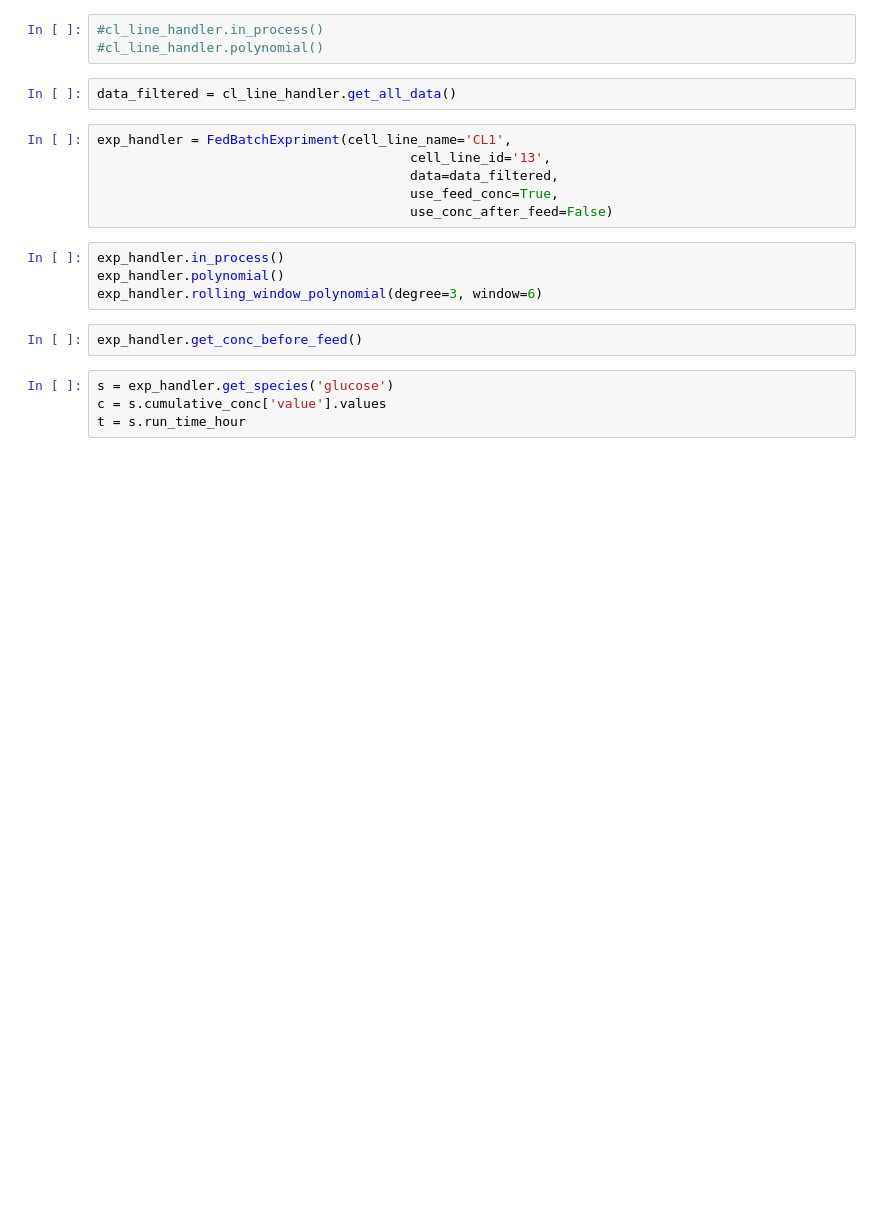
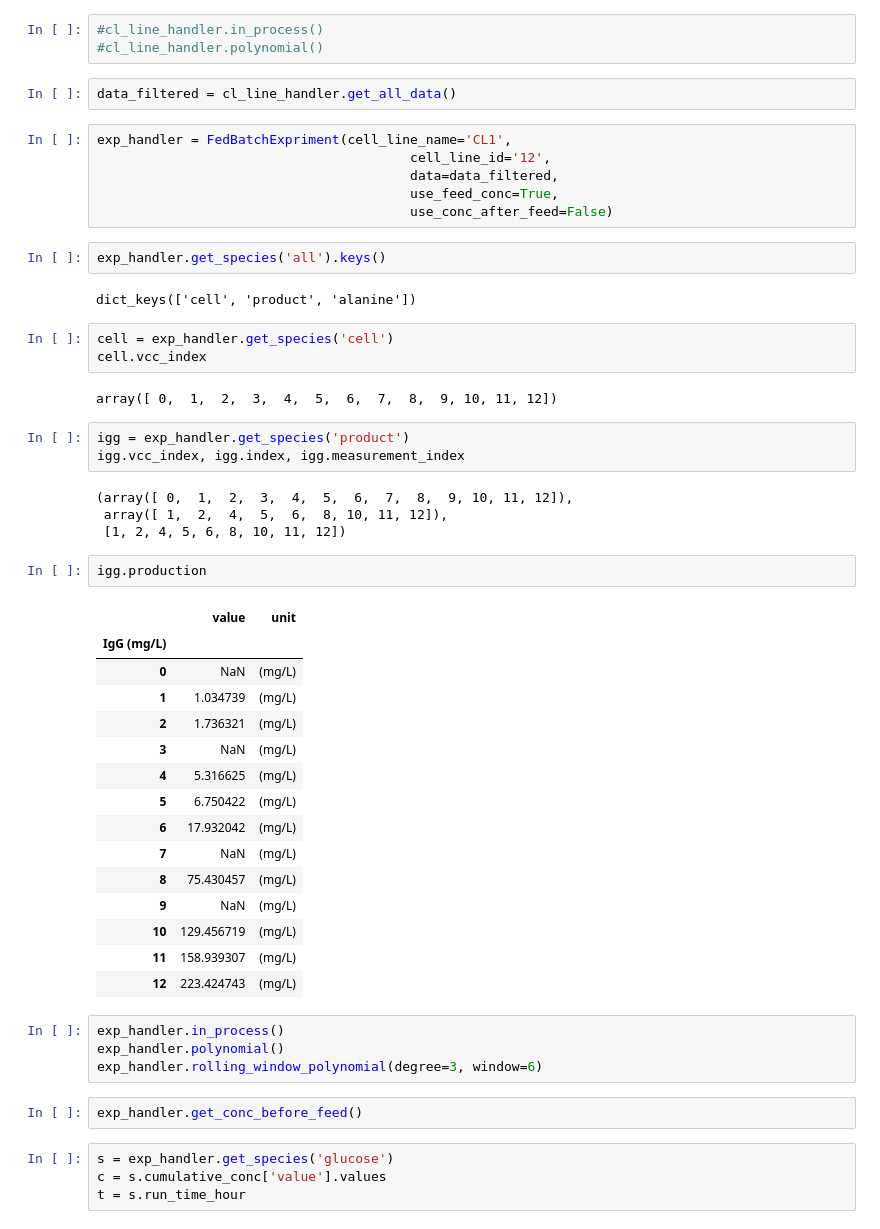
Before and after one commit to lu000285/CCDPApy, a Jupyter notebook: test.ipynb, the cells around one changed output. Drawn from its saved outputs; the diff is of its cells as text; blank space fills up the shorter version.

Commit message:
update for distinct sampling of the cell concentraion

```diff
--- a/test.ipynb
+++ b/test.ipynb
@@ -68,10 +70,44 @@ cl_line_handler.get_experiment_names()
 data_filtered = cl_line_handler.get_all_data()
 # %%
 exp_handler = FedBatchExpriment(cell_line_name='CL1',
-                                        cell_line_id='13',
+                                        cell_line_id='12',
                                         data=data_filtered,
                                         use_feed_conc=True,
                                         use_conc_after_feed=False)
+# %%
+exp_handler.get_species('all').keys()
+# %% [output]
+dict_keys(['cell', 'product', 'alanine'])
+# %%
+cell = exp_handler.get_species('cell')
+cell.vcc_index
+# %% [output]
+array([ 0,  1,  2,  3,  4,  5,  6,  7,  8,  9, 10, 11, 12])
+# %%
+igg = exp_handler.get_species('product')
+igg.vcc_index, igg.index, igg.measurement_index
+# %% [output]
+(array([ 0,  1,  2,  3,  4,  5,  6,  7,  8,  9, 10, 11, 12]),
+ array([ 1,  2,  4,  5,  6,  8, 10, 11, 12]),
+ [1, 2, 4, 5, 6, 8, 10, 11, 12])
+# %%
+igg.production
+# %% [output]
+|  | value | unit |
+| IgG (mg/L) |  |  |
+| 0 | NaN | (mg/L) |
+| 1 | 1.034739 | (mg/L) |
+| 2 | 1.736321 | (mg/L) |
+| 3 | NaN | (mg/L) |
+| 4 | 5.316625 | (mg/L) |
+| 5 | 6.750422 | (mg/L) |
+| 6 | 17.932042 | (mg/L) |
+| 7 | NaN | (mg/L) |
+| 8 | 75.430457 | (mg/L) |
+| 9 | NaN | (mg/L) |
+| 10 | 129.456719 | (mg/L) |
+| 11 | 158.939307 | (mg/L) |
+| 12 | 223.424743 | (mg/L) |
 # %%
 exp_handler.in_process()
 exp_handler.polynomial()
```
Also changed, not shown: parts of 2 cells of this notebook, 19 other files.
